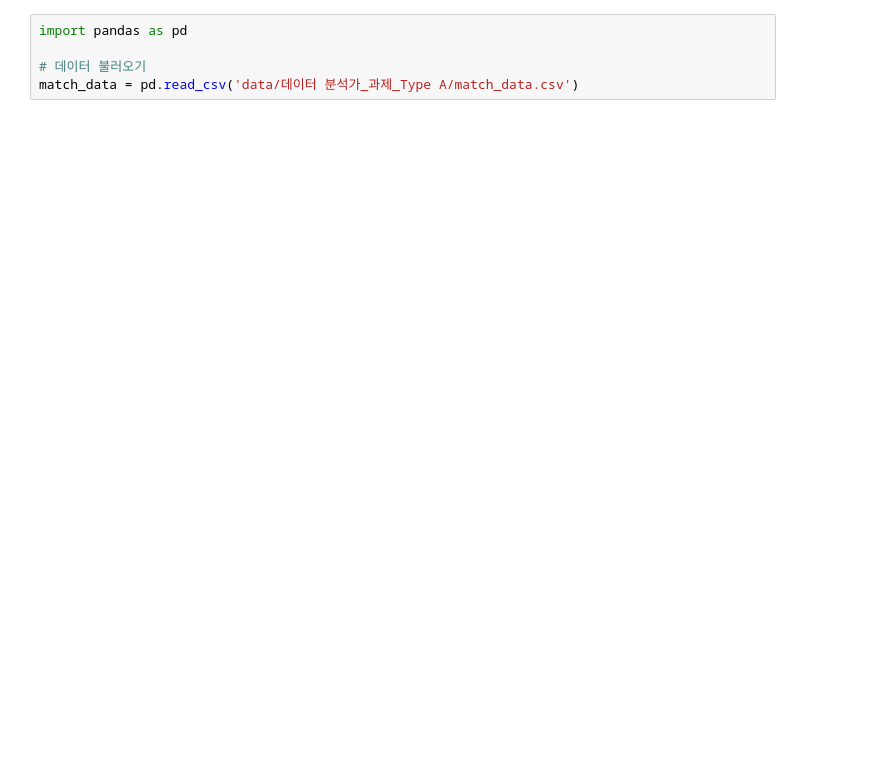
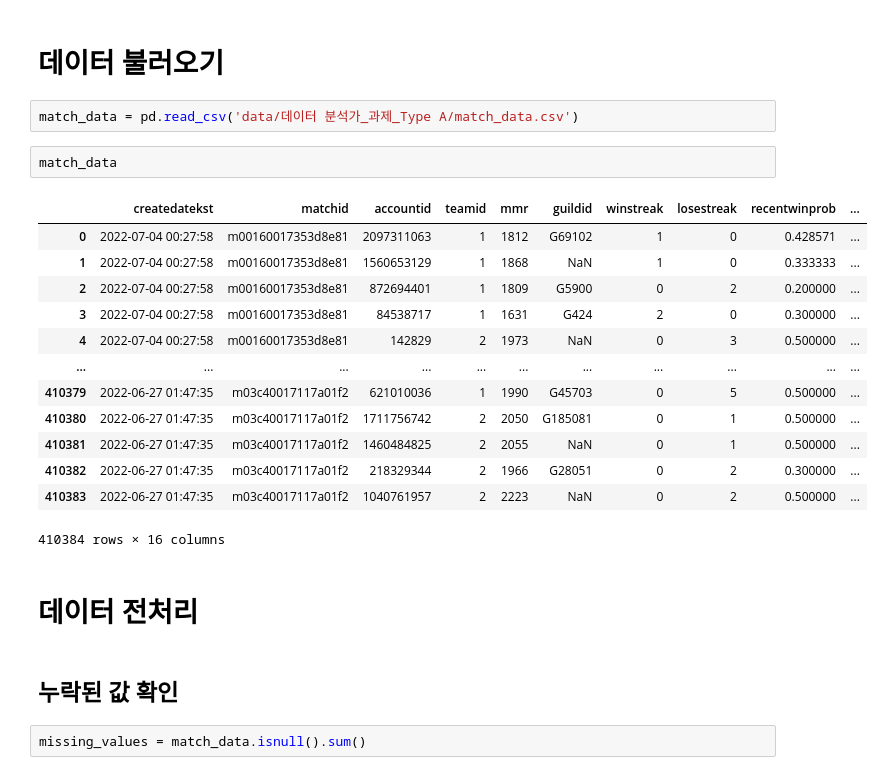
Before and after one commit to sparkerhoney/nextorial, a Jupyter notebook: model.ipynb, the cells around one changed output. Saved outputs shown, nothing was run; the diff lists cells and outputs as text; blank space fills up the shorter version.

```diff
--- a/model.ipynb
+++ b/model.ipynb
@@ -1,5 +13,26 @@
+# %% [markdown]
+# 데이터 불러오기
 # %%
-import pandas as pd
-
-# 데이터 불러오기
 match_data = pd.read_csv('data/데이터 분석가_과제_Type A/match_data.csv')
+# %%
+match_data
+# %% [output]
+|  | createdatekst | matchid | accountid | teamid | mmr | guildid | winstreak | losestreak | recentwinprob | ... |
+| 0 | 2022-07-04 00:27:58 | m00160017353d8e81 | 2097311063 | 1 | 1812 | G69102 | 1 | 0 | 0.428571 | ... |
+| 1 | 2022-07-04 00:27:58 | m00160017353d8e81 | 1560653129 | 1 | 1868 | NaN | 1 | 0 | 0.333333 | ... |
+| 2 | 2022-07-04 00:27:58 | m00160017353d8e81 | 872694401 | 1 | 1809 | G5900 | 0 | 2 | 0.200000 | ... |
+| 3 | 2022-07-04 00:27:58 | m00160017353d8e81 | 84538717 | 1 | 1631 | G424 | 2 | 0 | 0.300000 | ... |
+| 4 | 2022-07-04 00:27:58 | m00160017353d8e81 | 142829 | 2 | 1973 | NaN | 0 | 3 | 0.500000 | ... |
+| ... | ... | ... | ... | ... | ... | ... | ... | ... | ... | ... |
+| 410379 | 2022-06-27 01:47:35 | m03c40017117a01f2 | 621010036 | 1 | 1990 | G45703 | 0 | 5 | 0.500000 | ... |
+| 410380 | 2022-06-27 01:47:35 | m03c40017117a01f2 | 1711756742 | 2 | 2050 | G185081 | 0 | 1 | 0.500000 | ... |
+| 410381 | 2022-06-27 01:47:35 | m03c40017117a01f2 | 1460484825 | 2 | 2055 | NaN | 0 | 1 | 0.500000 | ... |
+| 410382 | 2022-06-27 01:47:35 | m03c40017117a01f2 | 218329344 | 2 | 1966 | G28051 | 0 | 2 | 0.300000 | ... |
+| 410383 | 2022-06-27 01:47:35 | m03c40017117a01f2 | 1040761957 | 2 | 2223 | NaN | 0 | 2 | 0.500000 | ... |
+410384 rows × 16 columns
+# %% [markdown]
+# 데이터 전처리
+# %% [markdown]
+## 누락된 값 확인
+# %%
+missing_values = match_data.isnull().sum()
```
Also changed, not shown: parts of 10 cells of this notebook.
